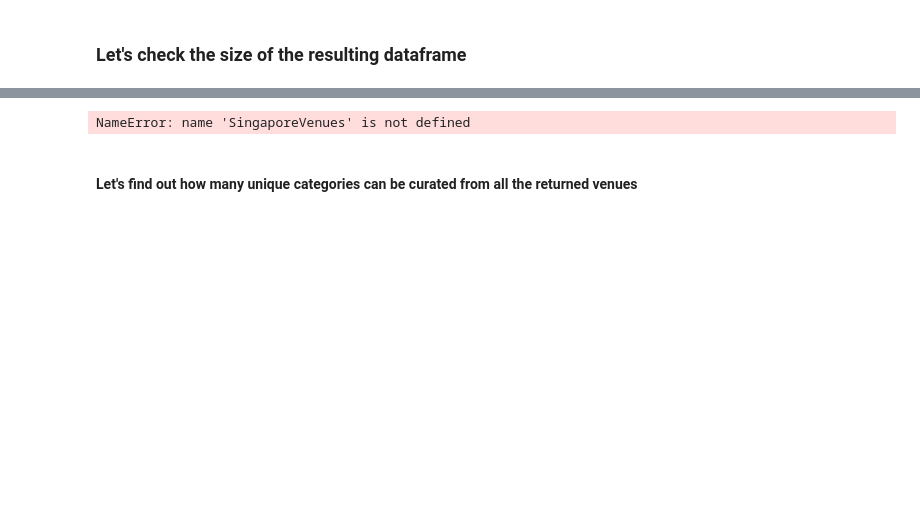
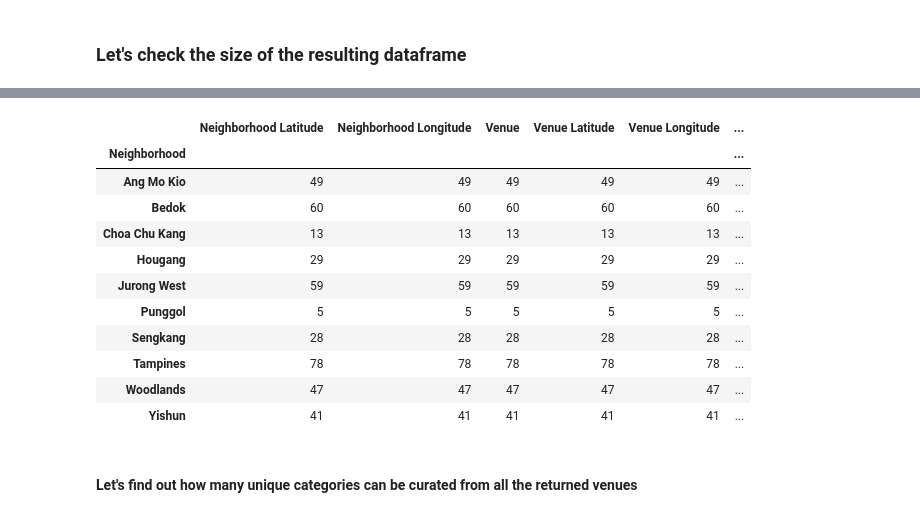
Before and after one commit to b3n12/Coursera_Capstone, a Jupyter notebook: Open Coffee Shop in Singapore - Part 3.ipynb, the cells around one changed output, grey strips where cells are left out. Cells and saved outputs as stored; diff of their text form; code cells hidden in the pictures; blank space fills up the shorter version.

```diff
--- a/Open Coffee Shop in Singapore - Part 3.ipynb
+++ b/Open Coffee Shop in Singapore - Part 3.ipynb
@@ -443,2 +337,4 @@ AttributeError: 'str' object has no attribute 'loc'
+# %%
+df = pd.read_csv('singaporeCoor.csv')
 # %%
 # Get the neighborhood's latitude and longitude values.
@@ -576,7 +507,18 @@ NameError: name 'SingaporeVenues' is not defined
 # %%
-SingaporeVenues.groupby('Neighbourhood').count()
+SingaporeVenues.groupby('Neighborhood').count()
 # %% [output]
-NameError: name 'SingaporeVenues' is not defined
+|  | Neighborhood Latitude | Neighborhood Longitude | Venue | Venue Latitude | Venue Longitude | ... |
+| Neighborhood |  |  |  |  |  | ... |
+| Ang Mo Kio | 49 | 49 | 49 | 49 | 49 | ... |
+| Bedok | 60 | 60 | 60 | 60 | 60 | ... |
+| Choa Chu Kang | 13 | 13 | 13 | 13 | 13 | ... |
+| Hougang | 29 | 29 | 29 | 29 | 29 | ... |
+| Jurong West | 59 | 59 | 59 | 59 | 59 | ... |
+| Punggol | 5 | 5 | 5 | 5 | 5 | ... |
+| Sengkang | 28 | 28 | 28 | 28 | 28 | ... |
+| Tampines | 78 | 78 | 78 | 78 | 78 | ... |
+| Woodlands | 47 | 47 | 47 | 47 | 47 | ... |
+| Yishun | 41 | 41 | 41 | 41 | 41 | ... |
 # %% [markdown]
 #### Let's find out how many unique categories can be curated from all the returned venues
 # %%
```
Also changed, not shown: parts of 52 cells of this notebook.
